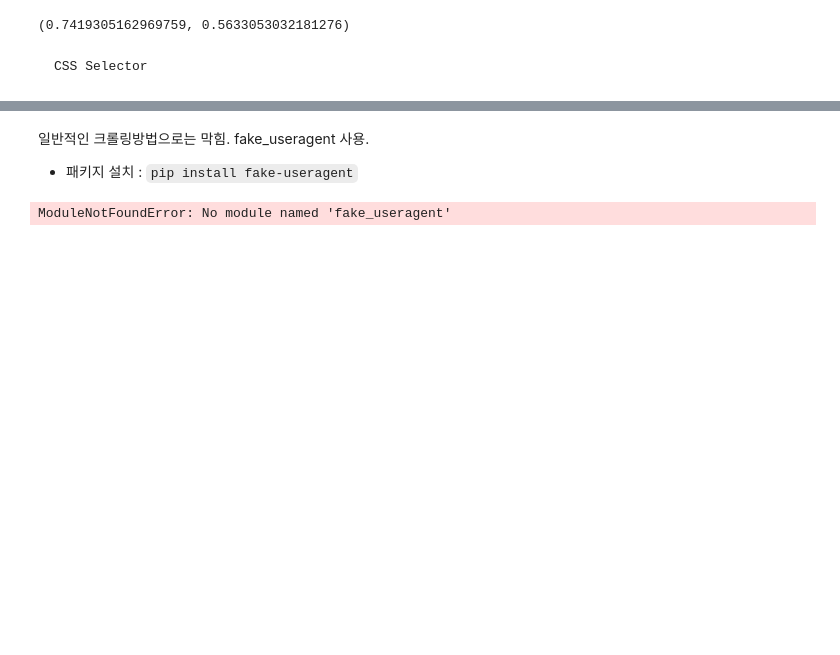
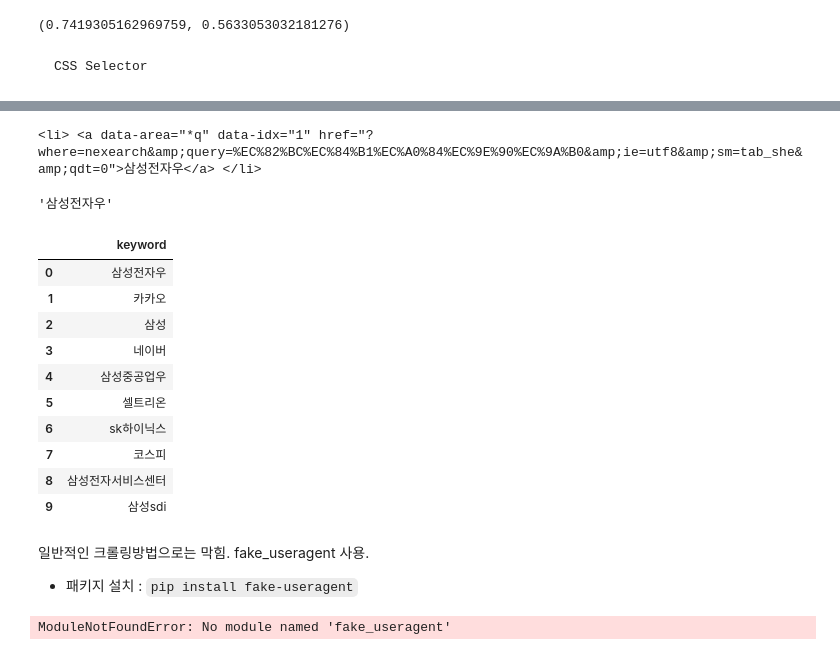
Before and after one commit to yeonghwanchoi/TIL, a Jupyter notebook: crawling/Crawling_workbook.ipynb, the cells around one changed output, grey strips where cells are left out. Saved outputs shown, nothing was run; the diff lists cells and outputs as text; code cells hidden in the pictures; blank space fills up the shorter version.

```diff
--- a/crawling/Crawling_workbook.ipynb
+++ b/crawling/Crawling_workbook.ipynb
@@ -94,3 +98,38 @@ np.corrcoef(data1, data2)[0, 1] ** 2, np.corrcoef(data1, data3)[0, 1] ** 2 #제
+# %%
+keyword= "삼성전자"
+url="https://search.naver.com/search.naver?sm=top_hty&fbm=1&ie=utf8&query={}".format(keyword)
+# %%
+response = requests.get(url)
+# %%
+#pasrsing
+from bs4 import BeautifulSoup as bs
+dom = bs(response.content, "html.parser")
+# %%
+#css selector
+element=dom.select("._related_keyword_ul > li")
+element[0]
+# %% [output]
+<li> <a data-area="*q" data-idx="1" href="?where=nexearch&amp;query=%EC%82%BC%EC%84%B1%EC%A0%84%EC%9E%90%EC%9A%B0&amp;ie=utf8&amp;sm=tab_she&amp;qdt=0">삼성전자우</a> </li>
+# %%
+element[0].text.strip()
+# %% [output]
+'삼성전자우'
+# %%
+keyword = [element.text.strip() for element in element]
+df= pd.DataFrame({"keyword":keyword})
+df
+# %% [output]
+|  | keyword |
+| 0 | 삼성전자우 |
+| 1 | 카카오 |
+| 2 | 삼성 |
+| 3 | 네이버 |
+| 4 | 삼성중공업우 |
+| 5 | 셀트리온 |
+| 6 | sk하이닉스 |
+| 7 | 코스피 |
+| 8 | 삼성전자서비스센터 |
+| 9 | 삼성sdi |
 # %% [markdown]
 일반적인 크롤링방법으로는 막힘. fake_useragent 사용.
 - 패키지 설치 : `pip install fake-useragent`
```
Also changed, not shown: parts of 2 cells of this notebook.
